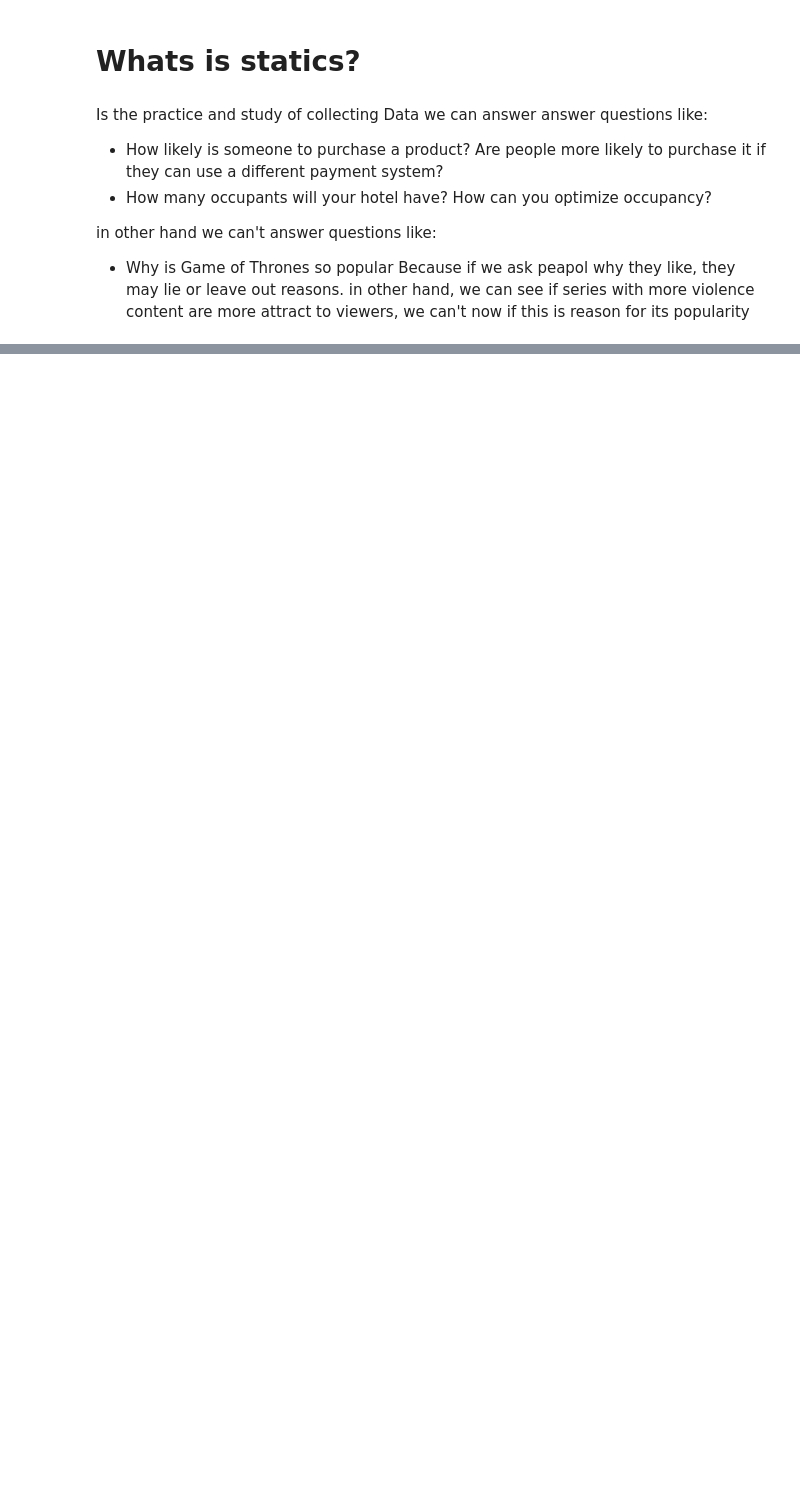
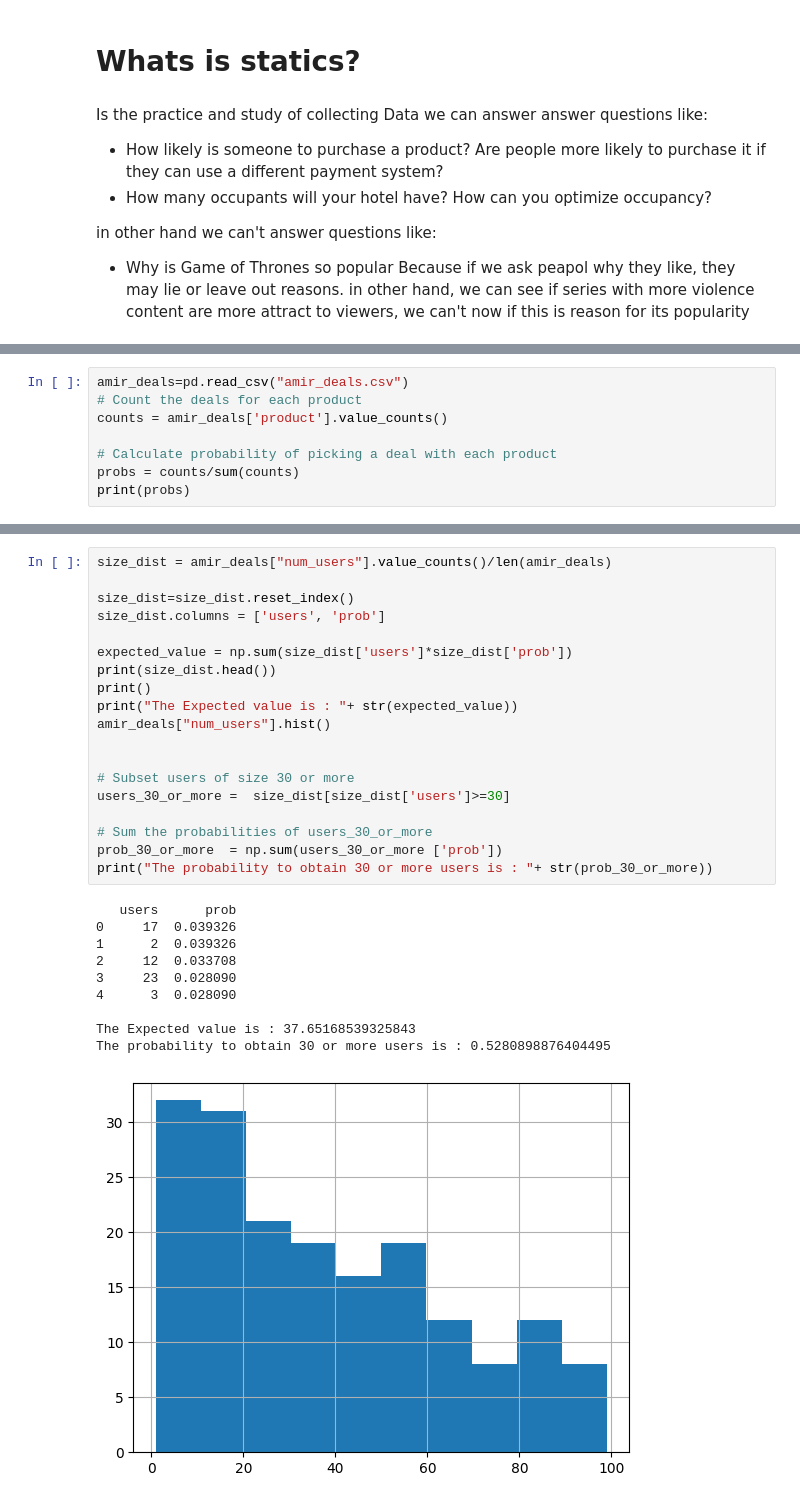
Before and after one commit to SCourses/Cursos_DataCamp, a Jupyter notebook: Intro to Statistics/Learn.ipynb, the cells around one changed output, grey strips where cells are left out. Drawn from its saved outputs; the diff is of its cells as text; blank space fills up the shorter version.

```diff
--- a/Intro to Statistics/Learn.ipynb
+++ b/Intro to Statistics/Learn.ipynb
@@ -23,0 +257,8 @@ import pandas as pd
+# %%
+amir_deals=pd.read_csv("amir_deals.csv")
+# Count the deals for each product
+counts = amir_deals['product'].value_counts()
+
+# Calculate probability of picking a deal with each product
+probs = counts/sum(counts)
+print(probs)
@@ -23,0 +337,30 @@ import pandas as pd
+# %%
+size_dist = amir_deals["num_users"].value_counts()/len(amir_deals)
+
+size_dist=size_dist.reset_index()
+size_dist.columns = ['users', 'prob']
+
+expected_value = np.sum(size_dist['users']*size_dist['prob'])
+print(size_dist.head())
+print()
+print("The Expected value is : "+ str(expected_value))
+amir_deals["num_users"].hist()
+
+
+# Subset users of size 30 or more
+users_30_or_more =  size_dist[size_dist['users']>=30]
+
+# Sum the probabilities of users_30_or_more
+prob_30_or_more  = np.sum(users_30_or_more ['prob'])
+print("The probability to obtain 30 or more users is : "+ str(prob_30_or_more))
+# %% [output]
+   users      prob
+0     17  0.039326
+1      2  0.039326
+2     12  0.033708
+3     23  0.028090
+4      3  0.028090
+
+The Expected value is : 37.65168539325843
+The probability to obtain 30 or more users is : 0.5280898876404495
+[figure, added]
```
Also changed, not shown: parts of 45 cells of this notebook.
